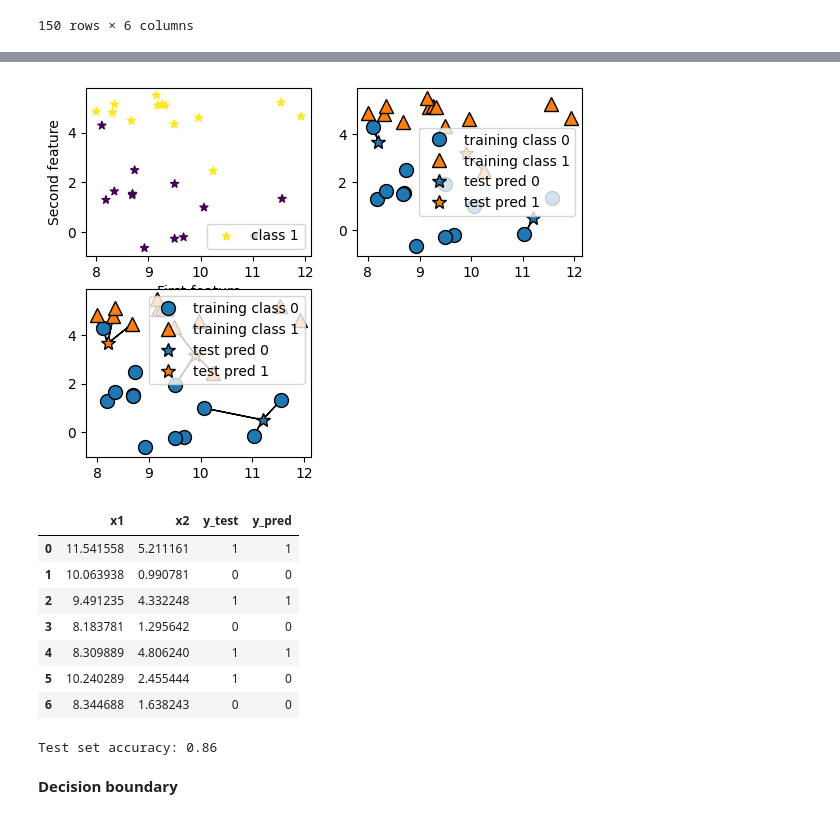
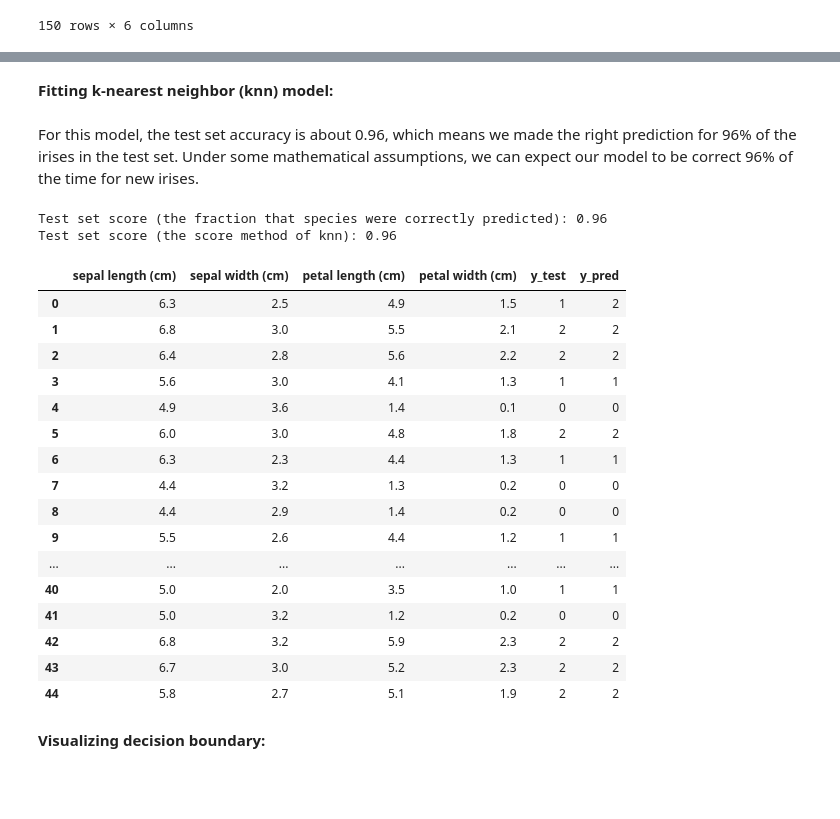
Before and after one commit to pquynhvu/ML, a Jupyter notebook: supervised-learning/knn.ipynb, the cells around one changed output, grey strips where cells are left out. Saved outputs shown, nothing was run; the diff lists cells and outputs as text; code cells hidden in the pictures; blank space fills up the shorter version.

```diff
--- a/supervised-learning/knn.ipynb
+++ b/supervised-learning/knn.ipynb
@@ -225,39 +105,41 @@ Forge dataset dimension: (26, 3)
-# %%
-plt.subplot(2, 2, 1)
-plt.scatter(forge_df['x1'], forge_df['x2'], c=forge_df['y'], marker= '*')
-plt.xlabel('First feature')
-plt.ylabel('Second feature')
-plt.legend(['class 1', 'class 0'], loc="lower right")
-
-plt.subplot(2, 2, 2)
-mglearn.plots.plot_knn_classification(n_neighbors=1)
-
-plt.subplot(2, 2, 3)
-mglearn.plots.plot_knn_classification(n_neighbors=3)
-# %% [output]
-[figure, removed]
-# %%
-X_forge_train, X_forge_test, y_forge_train, y_forge_test = train_test_split(X_forge, y_forge, random_state=0)
-
-clf = KNeighborsClassifier(n_neighbors=3) # import and instantiate the class
-clf.fit(X_forge_train, y_forge_train)     # fit the classifier using the training set
-
-forge_pred = pd.DataFrame(X_forge_test, columns= ['x1', 'x2'])
-forge_pred = forge_pred.assign(y_test = y_forge_test,
-                               y_pred = clf.predict(X_forge_test))
-display(forge_pred)
-# %% [output]
-|  | x1 | x2 | y_test | y_pred |
-| 0 | 11.541558 | 5.211161 | 1 | 1 |
-| 1 | 10.063938 | 0.990781 | 0 | 0 |
-| 2 | 9.491235 | 4.332248 | 1 | 1 |
-| 3 | 8.183781 | 1.295642 | 0 | 0 |
-| 4 | 8.309889 | 4.806240 | 1 | 1 |
-| 5 | 10.240289 | 2.455444 | 1 | 0 |
-| 6 | 8.344688 | 1.638243 | 0 | 0 |
-# %%
-print("Test set accuracy: {:.2f}".format(clf.score(X_forge_test, y_forge_test)))
-# %% [output]
-Test set accuracy: 0.86
+# %% [markdown]
+**Fitting k-nearest neighbor (knn) model:**
+# %% [markdown]
+For this model, the test set accuracy is about 0.96, which means we made the right prediction for 96% of the irises in the test set. Under some mathematical assumptions, we can expect our model to be correct 96% of the time for new irises.
+# %%
+iris_knn_model = KNeighborsClassifier(n_neighbors=3)
+iris_knn_model.fit(X_iris_train, y_iris_train)
+
+# Making predictions on the test set
+
+y_iris_pred = iris_knn_model.predict(X_iris_test)
+
+print("Test set score (the fraction that species were correctly predicted): {:.2f}".format(np.mean(y_iris_pred == y_iris_test)))
+print("Test set score (the score method of knn): {:.2f}".format(iris_knn_model.score(X_iris_test, y_iris_test))) # return the mean accuracy
+
+iris_test_pred = pd.DataFrame(X_iris_test, columns=iris['feature_names'])
+iris_test_pred = iris_test_pred.assign(y_test = y_iris_test,
+                                       y_pred = y_iris_pred)
+display(iris_test_pred)
+# %% [output]
+Test set score (the fraction that species were correctly predicted): 0.96
+Test set score (the score method of knn): 0.96
+|  | sepal length (cm) | sepal width (cm) | petal length (cm) | petal width (cm) | y_test | y_pred |
+| 0 | 6.3 | 2.5 | 4.9 | 1.5 | 1 | 2 |
+| 1 | 6.8 | 3.0 | 5.5 | 2.1 | 2 | 2 |
+| 2 | 6.4 | 2.8 | 5.6 | 2.2 | 2 | 2 |
+| 3 | 5.6 | 3.0 | 4.1 | 1.3 | 1 | 1 |
+| 4 | 4.9 | 3.6 | 1.4 | 0.1 | 0 | 0 |
+| 5 | 6.0 | 3.0 | 4.8 | 1.8 | 2 | 2 |
+| 6 | 6.3 | 2.3 | 4.4 | 1.3 | 1 | 1 |
+| 7 | 4.4 | 3.2 | 1.3 | 0.2 | 0 | 0 |
+| 8 | 4.4 | 2.9 | 1.4 | 0.2 | 0 | 0 |
+| 9 | 5.5 | 2.6 | 4.4 | 1.2 | 1 | 1 |
+| ... | ... | ... | ... | ... | ... | ... |
+| 40 | 5.0 | 2.0 | 3.5 | 1.0 | 1 | 1 |
+| 41 | 5.0 | 3.2 | 1.2 | 0.2 | 0 | 0 |
+| 42 | 6.8 | 3.2 | 5.9 | 2.3 | 2 | 2 |
+| 43 | 6.7 | 3.0 | 5.2 | 2.3 | 2 | 2 |
+| 44 | 5.8 | 2.7 | 5.1 | 1.9 | 2 | 2 |
 # %% [markdown]
-**Decision boundary**
+**Visualizing decision boundary:**
```
Also changed, not shown: parts of 26 cells of this notebook.
